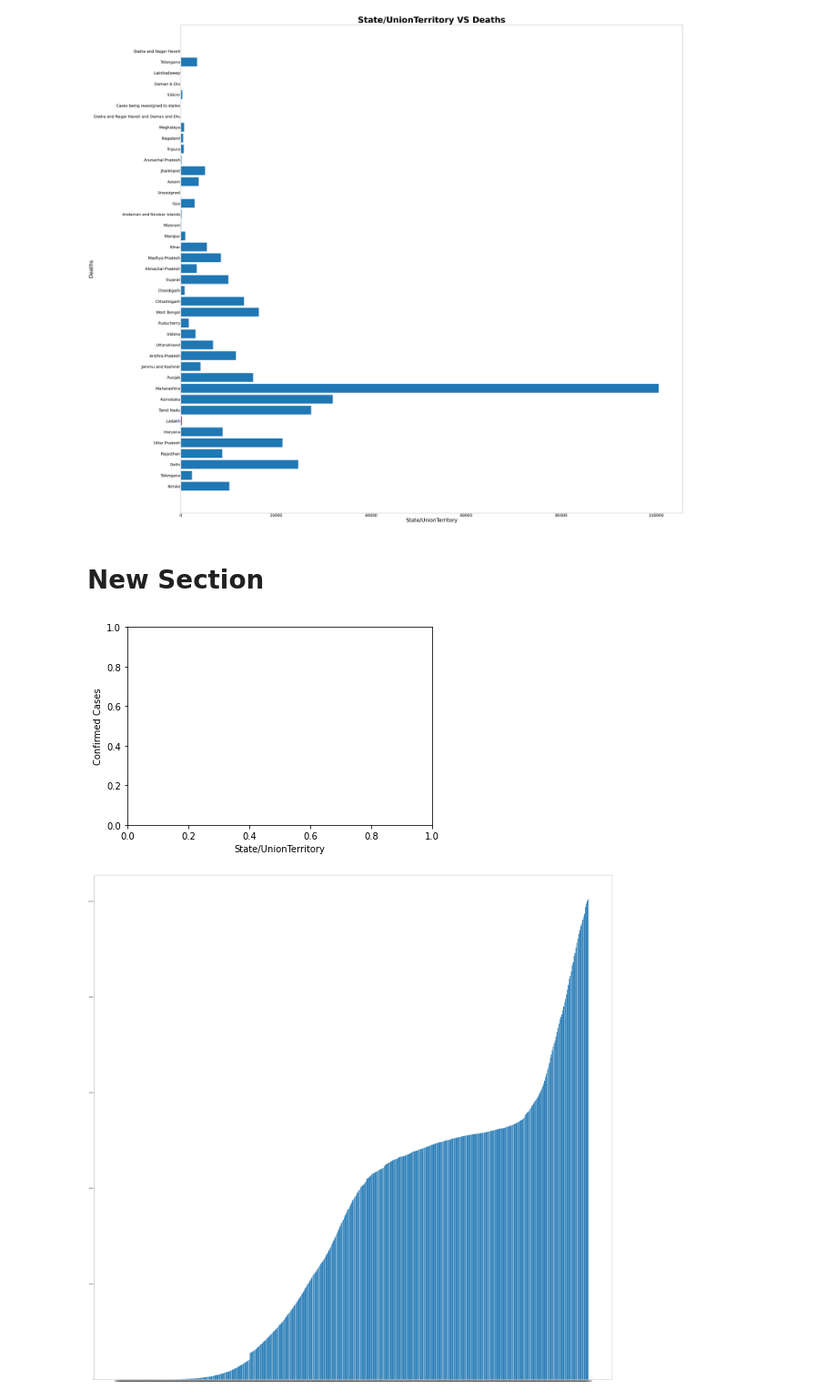
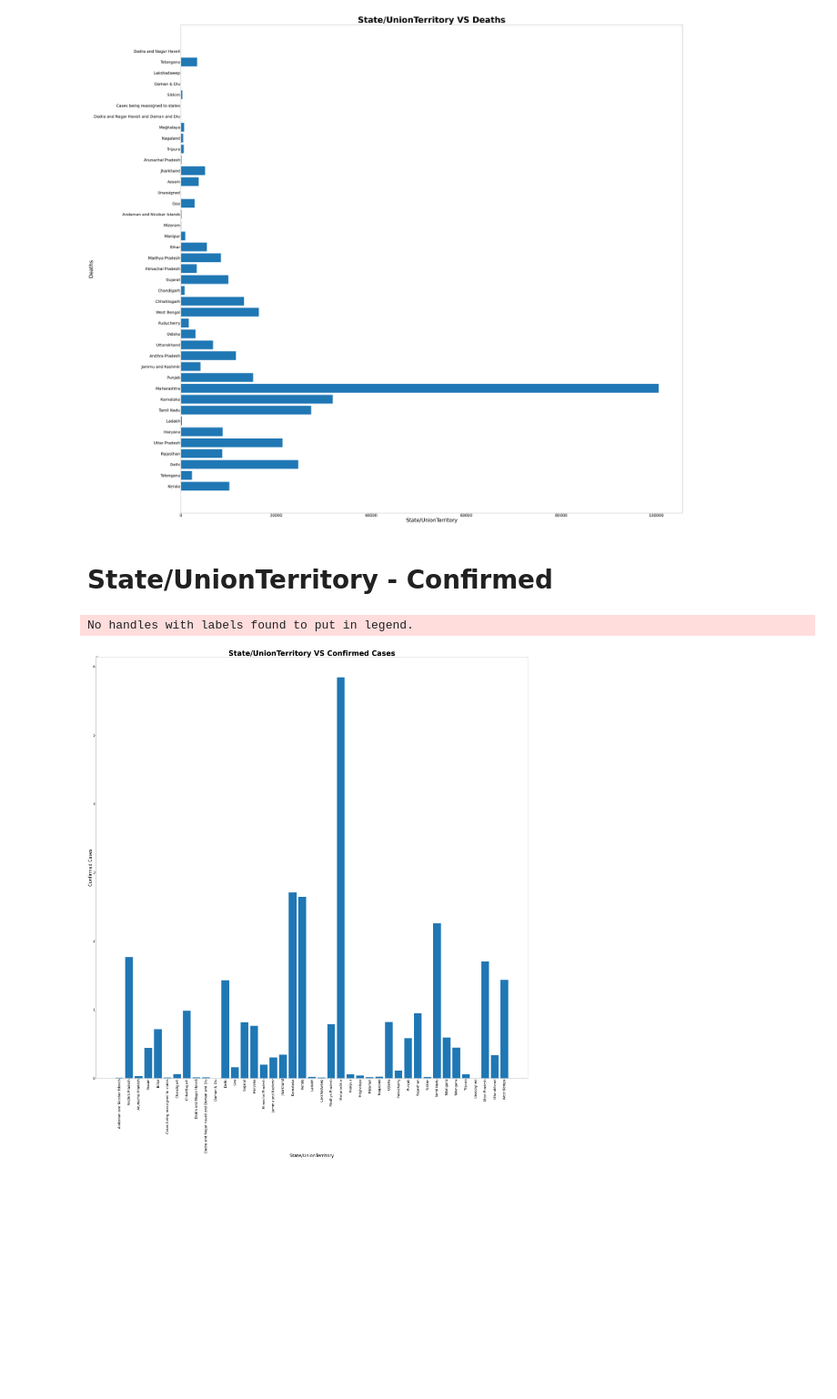
Before and after one commit to jacob-siby/DV_CovData, a Jupyter notebook: DV_cov_data.ipynb, the cells around one changed output. Shown at 91% size. Drawn from its saved outputs; the diff is of its cells as text; code cells hidden in the pictures; blank space fills up the shorter version.

```diff
--- a/DV_cov_data.ipynb
+++ b/DV_cov_data.ipynb
@@ -117,27 +117,32 @@ f.savefig('state_death_brah.png')
 # %% [output]
 No handles with labels found to put in legend.
 [figure]
-# %% [markdown]
-# New Section
+# %% [markdown]
+# State/UnionTerritory - Confirmed
 # %%
 
-x=data['Date']
-y=data['Deaths']
-
-plt.xlabel('State/UnionTerritory')
-plt.ylabel('Confirmed Cases')
+x=data['State/UnionTerritory']
+y=data['Confirmed']
 
 
 # plotting a line plot after changing it's width and height
 p = plt.figure()
 p.set_figwidth(70)
 p.set_figheight(70)
 
+plt.bar(x, y)
+plt.legend()
 
-plt.bar(x, y)
+plt.title('State/UnionTerritory VS Confirmed Cases', fontsize=65, fontweight='bold')
+plt.xlabel('State/UnionTerritory', fontsize=40)
+plt.ylabel('Confirmed Cases', fontsize=40)
+
+
+plt.yticks(fontsize=30)
+plt.xticks(fontsize=30, rotation='vertical')
 
 plt.show()
-p.savefig('test2.png')
+p.savefig('State_Confirmed_brah.png')
 # %% [output]
+No handles with labels found to put in legend.
-[figure, old version]
+[figure, new version]
-[figure, removed]
```
Also changed, not shown: parts of 17 cells of this notebook.
